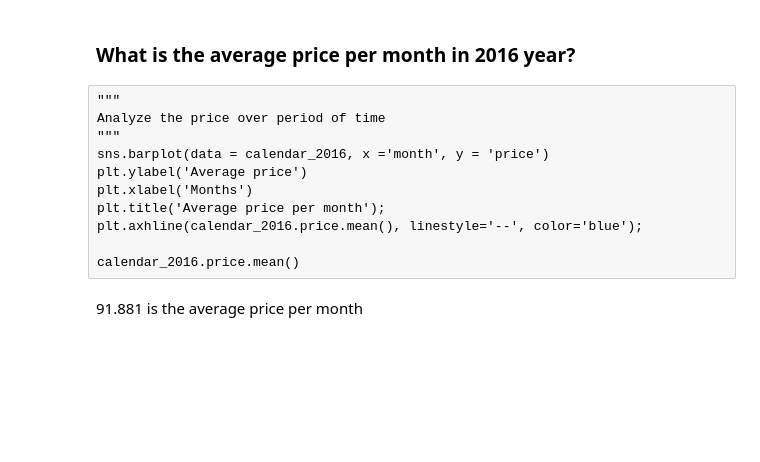
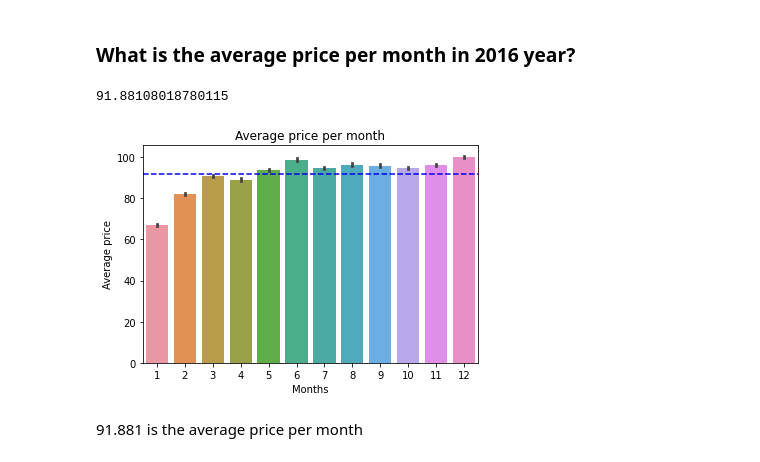
Before and after one commit to sharvariwadekar/datascience_seattle, a Jupyter notebook: airbnb_analysis.ipynb, the cells around one changed output. Cells and saved outputs as stored; diff of their text form; code cells hidden in the pictures; blank space fills up the shorter version.

```diff
--- a/airbnb_analysis.ipynb
+++ b/airbnb_analysis.ipynb
@@ -228,17 +230,20 @@ busy_time.plot(kind ='barh',figsize =(20,15), colormap="Dark2");
 No wonder December is the most busiest time of the year with Xmas and New year being around!! Second most busiest month is June.
 # %% [markdown]
 ### What is the average price per month in 2016 year?
-# %% [raw]
-"""
-Analyze the price over period of time
-"""
-sns.barplot(data = calendar_2016, x ='month', y = 'price')
-plt.ylabel('Average price')
-plt.xlabel('Months')
-plt.title('Average price per month');
-plt.axhline(calendar_2016.price.mean(), linestyle='--', color='blue');
-
-calendar_2016.price.mean()
+# %%
+"""
+Analyze the price over period of time
+"""
+sns.barplot(data = calendar_2016, x ='month', y = 'price')
+plt.ylabel('Average price')
+plt.xlabel('Months')
+plt.title('Average price per month');
+plt.axhline(calendar_2016.price.mean(), linestyle='--', color='blue');
+
+calendar_2016.price.mean()
+# %% [output]
+91.88108018780115
+[figure, added]
 # %% [markdown]
 91.881 is the average price per month
 # %%
```
Also changed, not shown: parts of 1 cell of this notebook.
